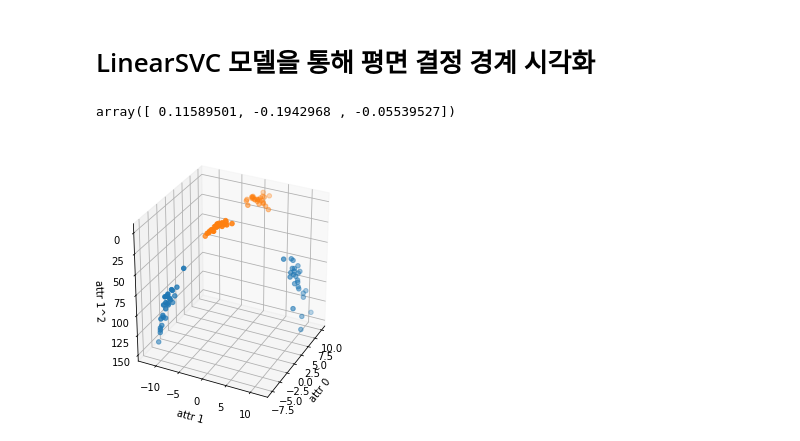
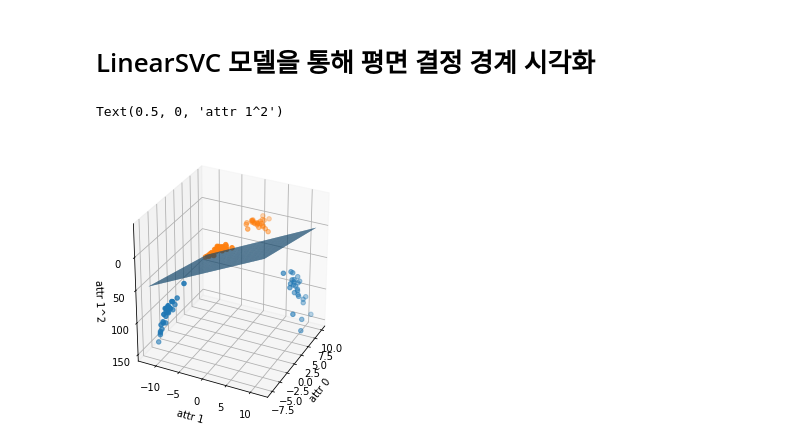
Before and after one commit to kiyong21c/nadocoding, a Jupyter notebook: 20220318_SVC_SVR_3D_boundary.ipynb, the cells around one changed output. Drawn from its saved outputs; the diff is of its cells as text; code cells hidden in the pictures.

```diff
--- a/20220318_SVC_SVR_3D_boundary.ipynb
+++ b/20220318_SVC_SVR_3D_boundary.ipynb
@@ -198,50 +186,48 @@ import matplotlib.pyplot as plt
 import numpy as np
 import seaborn as sns
 # 결정경계 시각화(1D/2D)
 from mlxtend.plotting import plot_decision_regions
 
 # 데이터 가져오기
 from sklearn.datasets import make_blobs
 X, y = make_blobs(centers=4, random_state=8)
 y = y%2 # 0,1,2,3 → 0,1
 
 # 두번째 특성을 제곱하여 축을 추가(2 → 3차원)
 # X데이터 자체의 차원(특성)을 추가하는 방법(또는, 데이터의 축 각각을 x, y, z변수로 만드는 방법도 있음)
 # X데이터의 차원(특성)을 추가(컬럼 가로쌓기)하는 두가지 함수
 X_new = np.c_[X, X[:, 1] ** 2] # np.c_[] 사용시 파라미터간의 차원 달라도 됨
 # X_new = np.hstack([X, X[:, 1:] ** 2]) # np.hstack() 사용시 파라미터간의 차원이 동일해야함
 
-# 3차원 그래프 그리기
+# 모델생성 및 학습
+clf = LinearSVC().fit(X_new, y)
+#clf.coef_ # array([[ 0.11516633, -0.19519795, -0.05529015]]) : 3개의 특징 각각의 w(기울기/가중치)
+# clf.intercept_ # array([1.15414126]) : bias(절편)
+coef, intercept = clf.coef_.ravel(), clf.intercept_ # ravel() 차원을 하나 낮춰줌(2 → 1차원)
+# coef # array([ 0.11589501, -0.1942968 , -0.05539527])
+
+# 3차원 그래프 축 그리기
 from mpl_toolkits.mplot3d import Axes3D
 plt.figure(figsize=(10, 5))
 ax_3d = plt.subplot(1,2,1, projection='3d', elev=-152, azim=-26) # elev : 위/아래, azim : 좌/우
 # ax_3d = fig.add_subplot(1,2,1, projection='3d') : 이렇게도 가능
+
+# 선형 결정 경계 그리기
+xx = np.linspace(X_new[:, 0].min(), X_new[:, 0].max(), 50) # attr0 축을 50개의 값으로 채운다
+yy = np.linspace(X_new[:, 1].min(), X_new[:, 1].max(), 50) # attr1 축을 50개의 값으로 채운다
+XX, YY = np.meshgrid(xx, yy) # XX : attr0축을 나눈 값들을 attr1축으로 쌓는다
+ZZ = (coef[0]*XX + coef[1]*YY + intercept)/-coef[2] # XX → x1, YY → x2, ZZ → x3 : XX,YY,ZZ각각은 특성을 나타내는 그리드 좌표
+ax_3d.plot_surface(XX, YY, ZZ) # 3차원 축이 생성되고 나면, plot_surface() 사용가능
+
 # y==0 클래스 그리기
 ax_3d.scatter(X_new[y==0, 0], X_new[y==0, 1], X_new[y==0, 2])
 # y==1 클래스 그리기
 ax_3d.scatter(X_new[y==1, 0], X_new[y==1, 1], X_new[y==1, 2])
 
 plt.xlabel("attr 0")
 plt.ylabel("attr 1")
 ax_3d.set_zlabel("attr 1^2") # z축의 경우 plt.zlabel() 사용불가 → 3차원축.set_zlabe() 해야함
 # plt.zlabel("attr 1^2")
-
-
-# 모델생성 및 학습
-clf = LinearSVC().fit(X_new, y)
-#clf.coef_ # array([[ 0.11516633, -0.19519795, -0.05529015]]) : 3개의 특징 각각의 w(기울기/가중치)
-# clf.intercept_ # array([1.15414126]) : bias(절편)
-coef, intercept = clf.coef_.ravel(), clf.intercept_ # ravel() 차원을 하나 낮춰줌(2 → 1차원)
-# coef # array([ 0.11589501, -0.1942968 , -0.05539527])
-
-
-# 시각화
-# sns.scatterplot(X[:, 0], X[:, 1], hue=y)
-# # 시각화(2D 경계 시각화 모듈 활용)
-# plot_decision_regions(X_new, y, clf=clf) # clf파라미터에는 적용할 "모델 또는 학습된모델"을 넣는다
-# plt.xlabel("attr 0")
-# plt.ylabel("attr 1")
-# plt.show()
 # %% [output]
-array([ 0.11589501, -0.1942968 , -0.05539527])
+Text(0.5, 0, 'attr 1^2')
-[figure, old version]
+[figure, new version]
```
Also changed, not shown: parts of 11 cells of this notebook.
